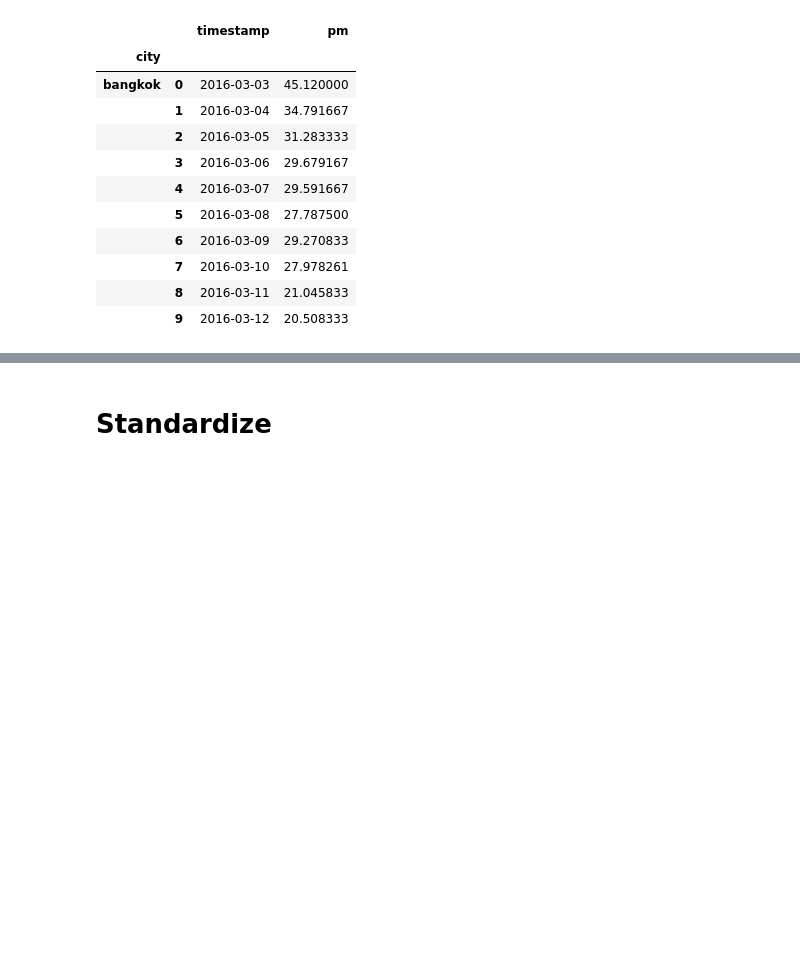
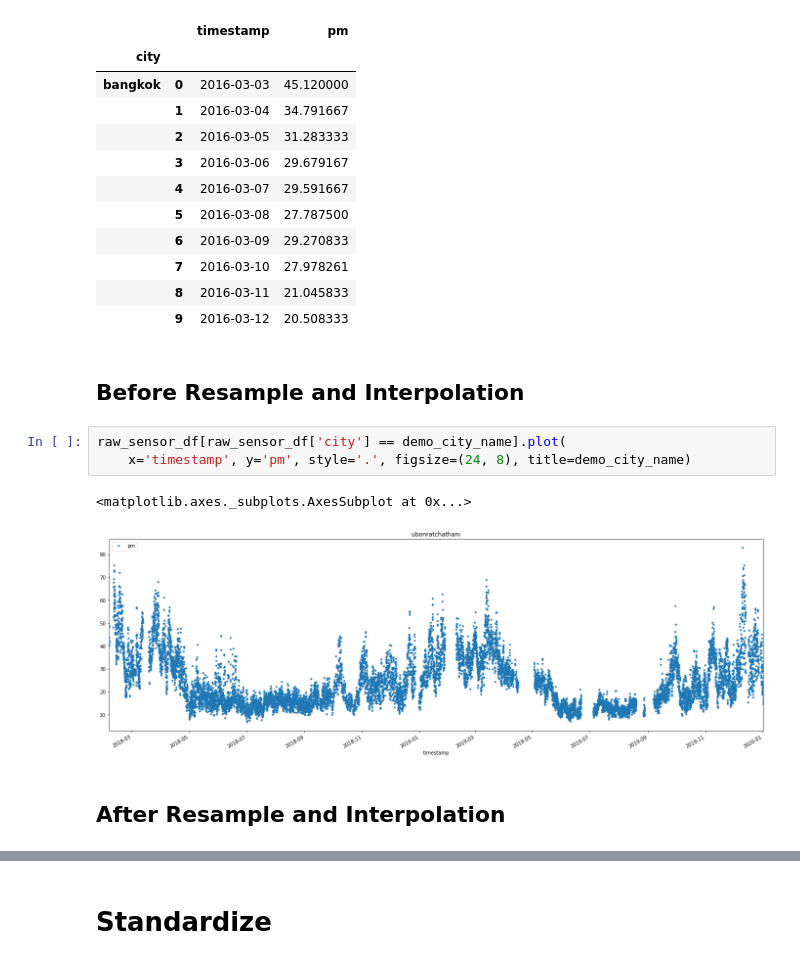
Before and after one commit to anythingth2/PM2.5_Analysis, a Jupyter notebook: Forecasting.ipynb, the cells around one changed output, grey strips where cells are left out. Drawn from its saved outputs; the diff is of its cells as text; blank space fills up the shorter version.

```diff
--- a/Forecasting.ipynb
+++ b/Forecasting.ipynb
@@ -74,6 +78,16 @@ sensor_df.head(10)
 |  | 7 | 2016-03-10 | 27.978261 |
 |  | 8 | 2016-03-11 | 21.045833 |
 |  | 9 | 2016-03-12 | 20.508333 |
+# %% [markdown]
+## Before Resample and Interpolation
+# %%
+raw_sensor_df[raw_sensor_df['city'] == demo_city_name].plot(
+    x='timestamp', y='pm', style='.', figsize=(24, 8), title=demo_city_name)
+# %% [output]
+<matplotlib.axes._subplots.AxesSubplot at 0x...>
+[figure, added]
+# %% [markdown]
+## After Resample and Interpolation
 # %%
 sensor_df.loc[demo_city_name].plot(
     x='timestamp', y='pm', figsize=(24, 8), title=demo_city_name)
```
Also changed, not shown: parts of 15 cells of this notebook.
